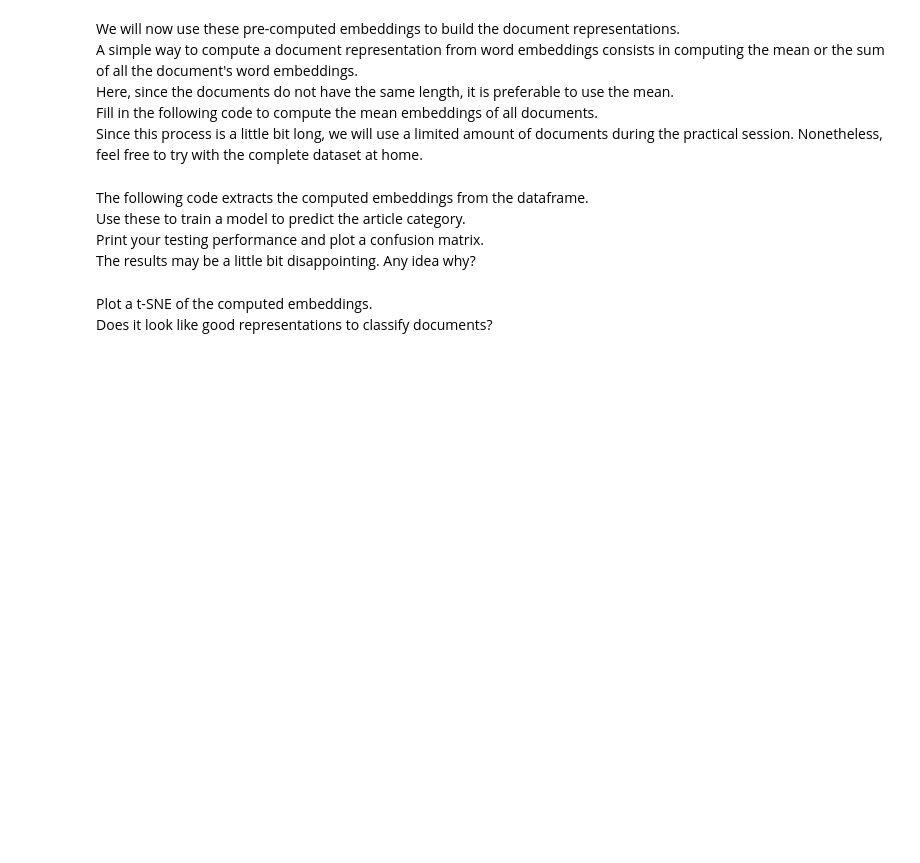
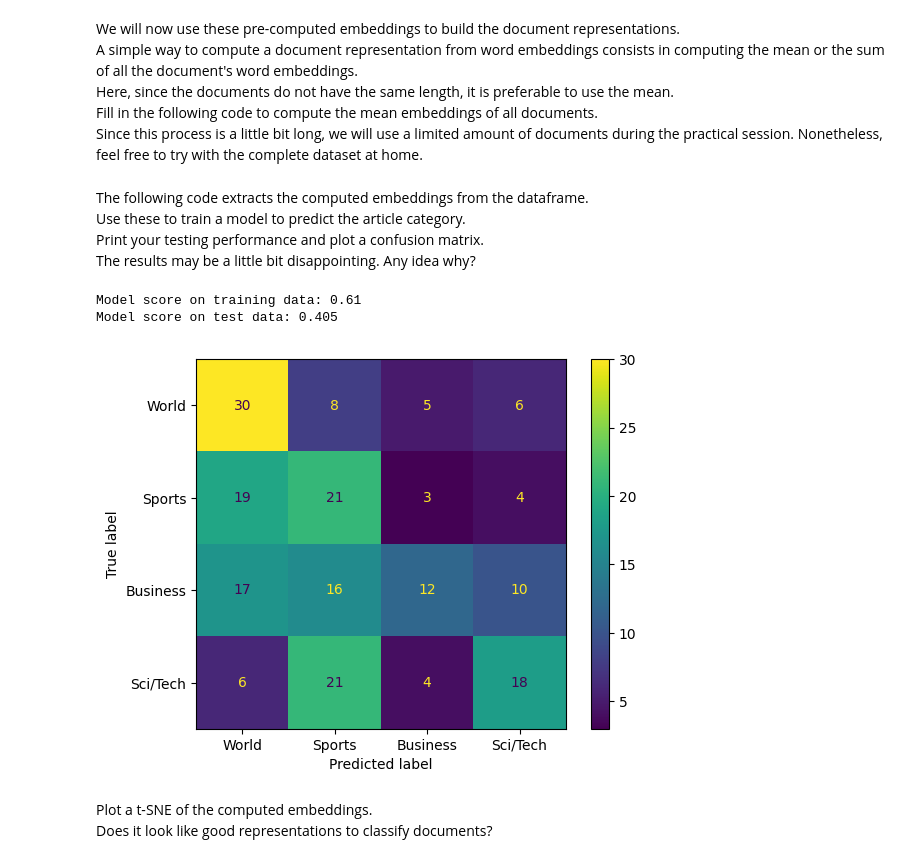
Before and after one commit to selim-ba/AIF, a Jupyter notebook: nlp/AIF_nlp_1.ipynb, the cells around one changed output. Drawn from its saved outputs; the diff is of its cells as text; code cells hidden in the pictures; blank space fills up the shorter version.

```diff
--- a/nlp/AIF_nlp_1.ipynb
+++ b/nlp/AIF_nlp_1.ipynb
@@ -671,10 +692,13 @@ traindf['label_name'] = traindf.label.map({0:"World", 1:"Sports", 2:"Business",
 testdf['label'] = testdf['label'] -1
 testdf['label_name'] = testdf.label.map({0:"World", 1:"Sports", 2:"Business", 3:"Sci/Tech"})
 
-def compute_mean_embeddings(text, model, words_list, dim=100):
-  text = ...# convert in lower case
-  emb_list = [model[w] for w in text if w in words_list] # check if the word is in the vocabulary
-  ...
+def compute_mean_embeddings(s, model, words_list, dim=100):
+  s = s.lower()
+  emb_list = [model[w] for w in s if w in words_list]
+  if emb_list != []:
+    return np.mean(emb_list, axis=0)
+  else:
+    return np.zeros(dim)
 
 words_list = model.index_to_key
 traindf['mean_embeddings'] = traindf.text.progress_apply(lambda s: compute_mean_embeddings(s, model, words_list))
@@ -692,3 +711,22 @@ X_test = np.vstack(testdf['mean_embeddings'].values)
+# %%
+X_train = np.vstack(traindf['mean_embeddings'].values)
+X_test = np.vstack(testdf['mean_embeddings'].values)
+
+
+rf = RandomForestClassifier(min_samples_leaf=10, max_depth=3)
+rf.fit(X_train, traindf.label)
+print(f"Model score on training data: {rf.score(X_train, traindf.label):.2f}")
+print(f"Model score on test data: {rf.score(X_test, testdf.label)}")
+
+predictions = rf.predict(X_test)
+cm = confusion_matrix(testdf.label, predictions)
+disp = ConfusionMatrixDisplay(confusion_matrix=cm, display_labels=["World", "Sports", "Business", "Sci/Tech"])
+disp.plot()
+plt.show()
+# %% [output]
+Model score on training data: 0.61
+Model score on test data: 0.405
+[figure, added]
 # %% [markdown]
 Plot a t-SNE of the computed embeddings.
 Does it look like good representations to classify documents?
```
Also changed, not shown: parts of 11 cells of this notebook.
